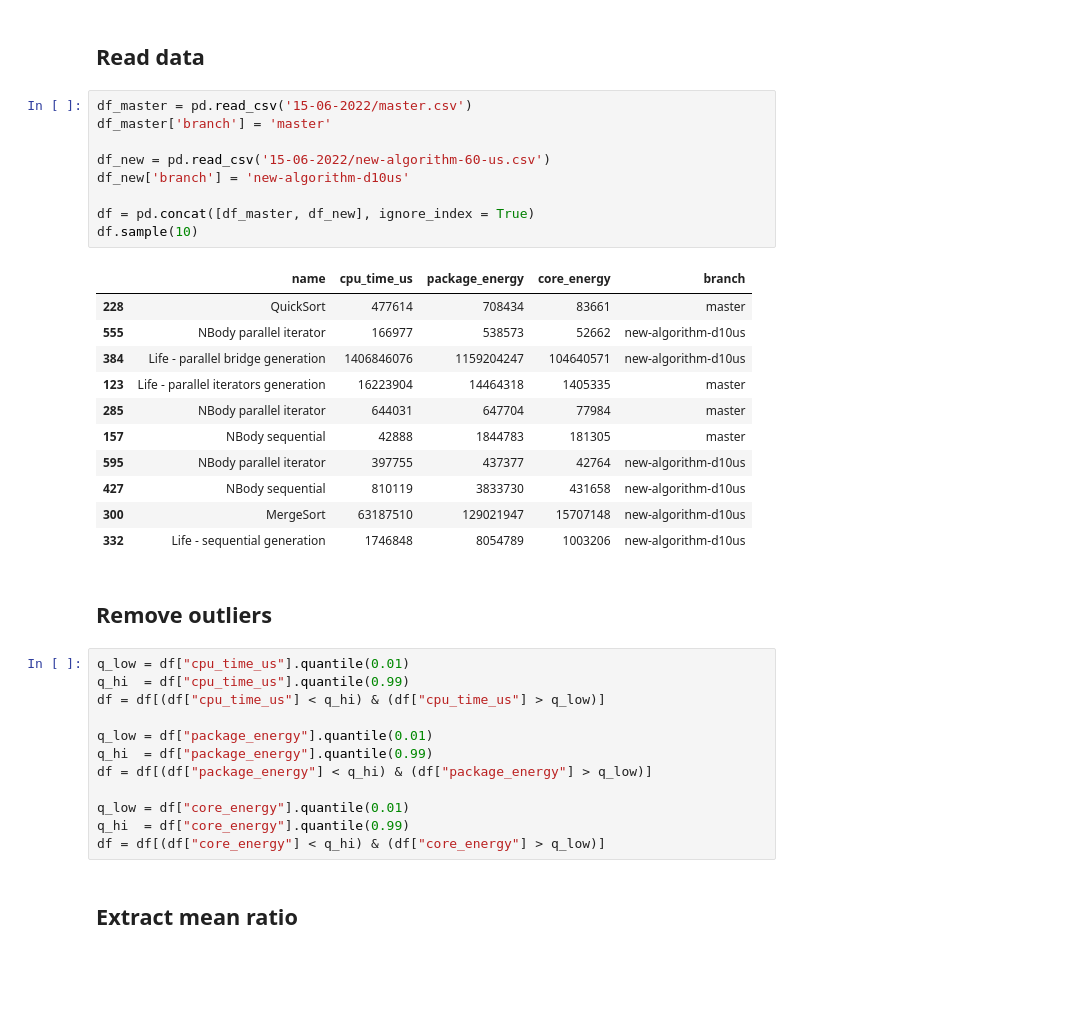
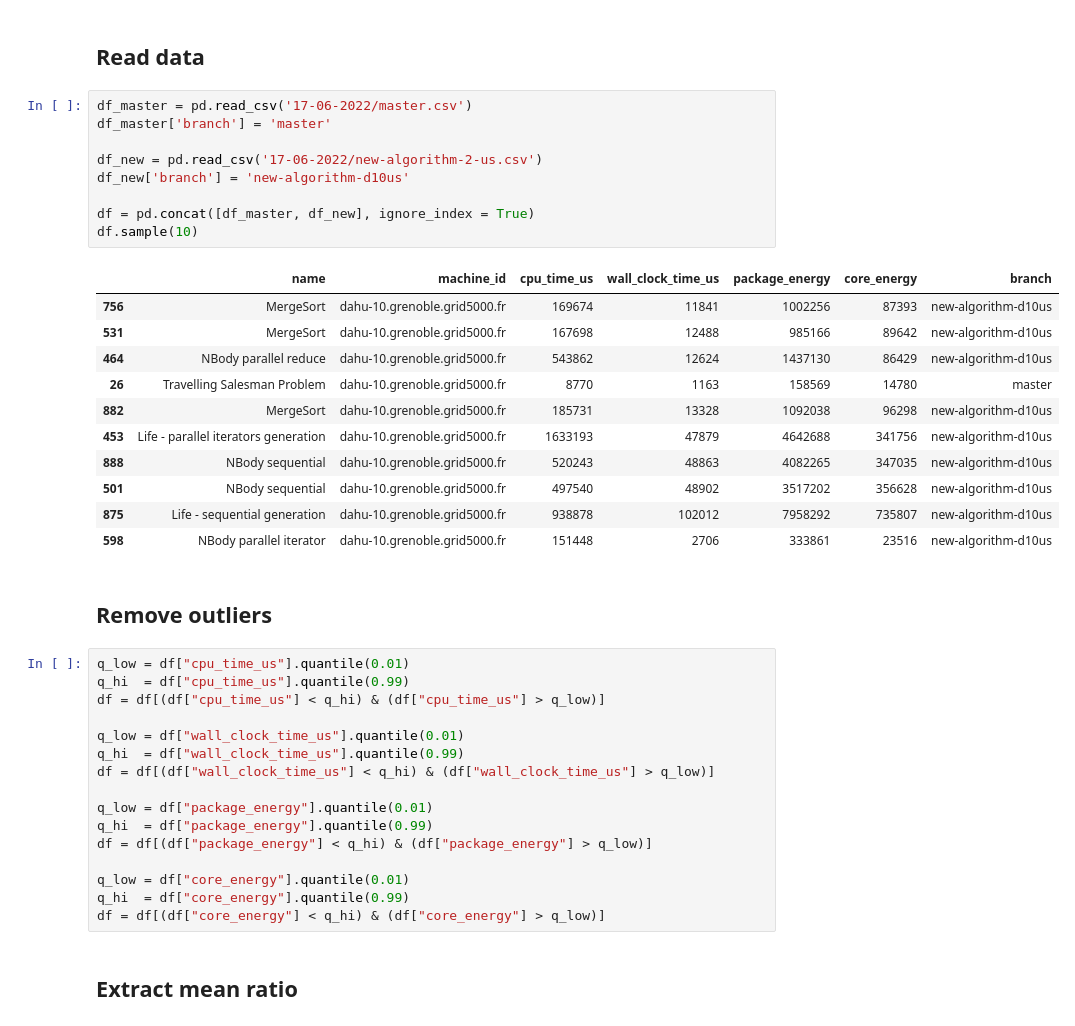
Before and after one commit to jeandiegof/bench-analysis, a Jupyter notebook: benches/benches.ipynb, the cells around one changed output. Drawn from its saved outputs; the diff is of its cells as text; blank space fills up the shorter version.

```diff
--- a/benches/benches.ipynb
+++ b/benches/benches.ipynb
@@ -9,32 +9,36 @@ sns.set_theme()
 # %% [markdown]
 ## Read data
 # %%
-df_master = pd.read_csv('15-06-2022/master.csv')
+df_master = pd.read_csv('17-06-2022/master.csv')
 df_master['branch'] = 'master'
 
-df_new = pd.read_csv('15-06-2022/new-algorithm-60-us.csv')
+df_new = pd.read_csv('17-06-2022/new-algorithm-2-us.csv')
 df_new['branch'] = 'new-algorithm-d10us'
 
 df = pd.concat([df_master, df_new], ignore_index = True)
 df.sample(10)
 # %% [output]
-|  | name | cpu_time_us | package_energy | core_energy | branch |
-| 228 | QuickSort | 477614 | 708434 | 83661 | master |
-| 555 | NBody parallel iterator | 166977 | 538573 | 52662 | new-algorithm-d10us |
-| 384 | Life - parallel bridge generation | 1406846076 | 1159204247 | 104640571 | new-algorithm-d10us |
-| 123 | Life - parallel iterators generation | 16223904 | 14464318 | 1405335 | master |
-| 285 | NBody parallel iterator | 644031 | 647704 | 77984 | master |
-| 157 | NBody sequential | 42888 | 1844783 | 181305 | master |
-| 595 | NBody parallel iterator | 397755 | 437377 | 42764 | new-algorithm-d10us |
-| 427 | NBody sequential | 810119 | 3833730 | 431658 | new-algorithm-d10us |
-| 300 | MergeSort | 63187510 | 129021947 | 15707148 | new-algorithm-d10us |
-| 332 | Life - sequential generation | 1746848 | 8054789 | 1003206 | new-algorithm-d10us |
+|  | name | machine_id | cpu_time_us | wall_clock_time_us | package_energy | core_energy | branch |
+| 756 | MergeSort | dahu-10.grenoble.grid5000.fr | 169674 | 11841 | 1002256 | 87393 | new-algorithm-d10us |
+| 531 | MergeSort | dahu-10.grenoble.grid5000.fr | 167698 | 12488 | 985166 | 89642 | new-algorithm-d10us |
+| 464 | NBody parallel reduce | dahu-10.grenoble.grid5000.fr | 543862 | 12624 | 1437130 | 86429 | new-algorithm-d10us |
+| 26 | Travelling Salesman Problem | dahu-10.grenoble.grid5000.fr | 8770 | 1163 | 158569 | 14780 | master |
+| 882 | MergeSort | dahu-10.grenoble.grid5000.fr | 185731 | 13328 | 1092038 | 96298 | new-algorithm-d10us |
+| 453 | Life - parallel iterators generation | dahu-10.grenoble.grid5000.fr | 1633193 | 47879 | 4642688 | 341756 | new-algorithm-d10us |
+| 888 | NBody sequential | dahu-10.grenoble.grid5000.fr | 520243 | 48863 | 4082265 | 347035 | new-algorithm-d10us |
+| 501 | NBody sequential | dahu-10.grenoble.grid5000.fr | 497540 | 48902 | 3517202 | 356628 | new-algorithm-d10us |
+| 875 | Life - sequential generation | dahu-10.grenoble.grid5000.fr | 938878 | 102012 | 7958292 | 735807 | new-algorithm-d10us |
+| 598 | NBody parallel iterator | dahu-10.grenoble.grid5000.fr | 151448 | 2706 | 333861 | 23516 | new-algorithm-d10us |
 # %% [markdown]
 ## Remove outliers
 # %%
 q_low = df["cpu_time_us"].quantile(0.01)
 q_hi  = df["cpu_time_us"].quantile(0.99)
 df = df[(df["cpu_time_us"] < q_hi) & (df["cpu_time_us"] > q_low)]
+
+q_low = df["wall_clock_time_us"].quantile(0.01)
+q_hi  = df["wall_clock_time_us"].quantile(0.99)
+df = df[(df["wall_clock_time_us"] < q_hi) & (df["wall_clock_time_us"] > q_low)]
 
 q_low = df["package_energy"].quantile(0.01)
 q_hi  = df["package_energy"].quantile(0.99)
```
Also changed, not shown: parts of 8 cells of this notebook, 1 other file.
